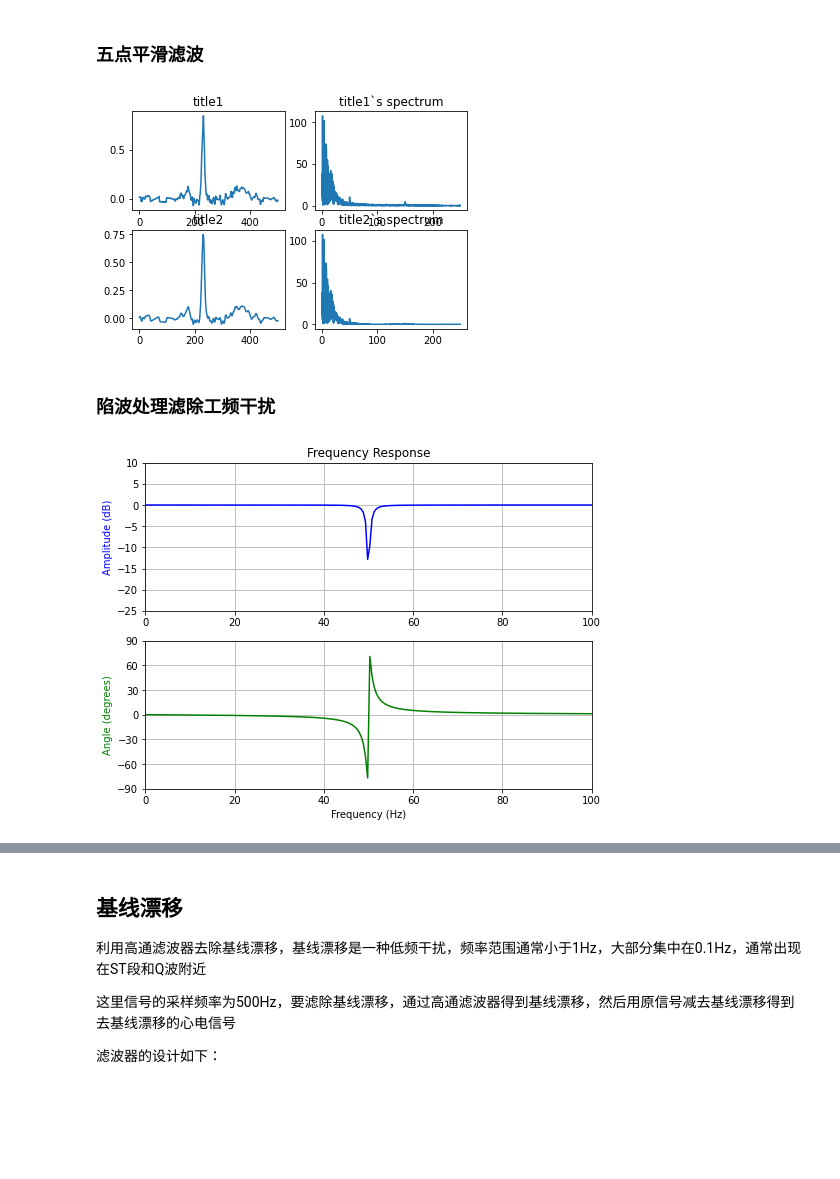
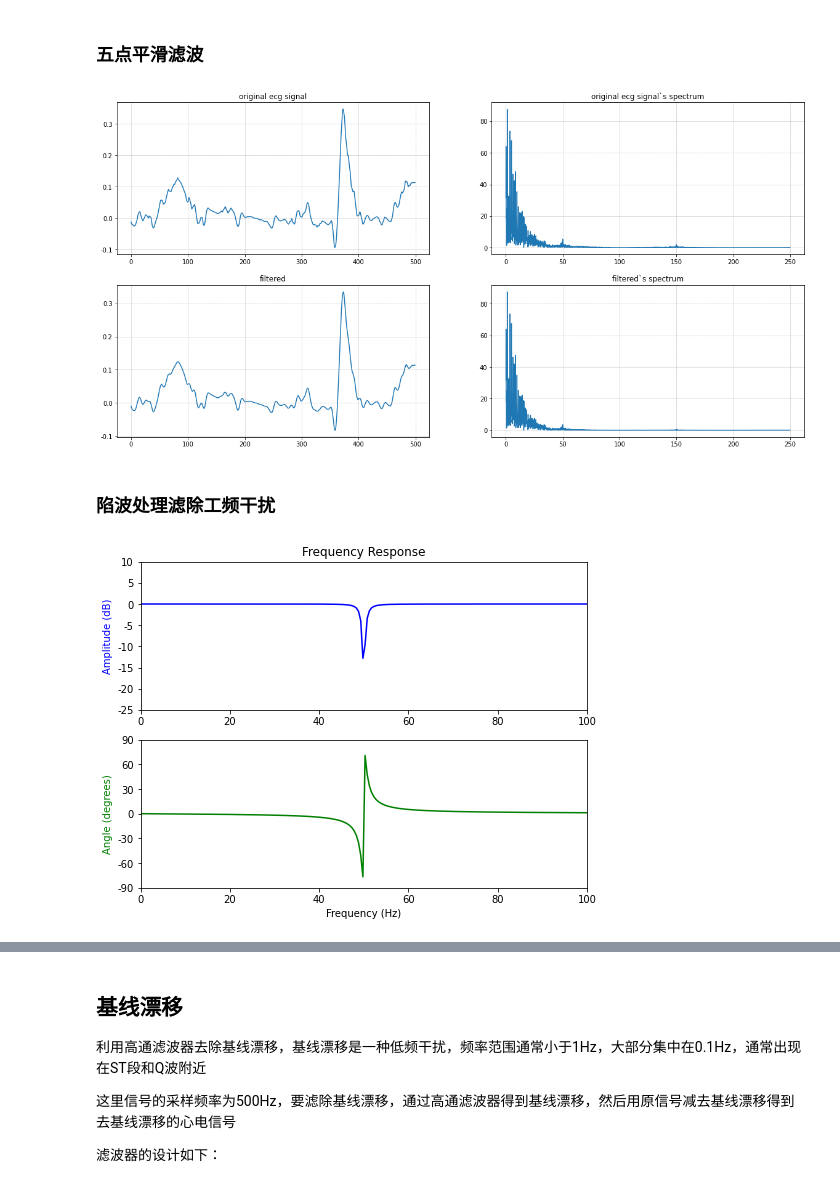
Before and after one commit to madao33/ECG-Classfier, a Jupyter notebook: code/dataPreprocess.ipynb, the cells around one changed output, grey strips where cells are left out. Cells and saved outputs as stored; diff of their text form; code cells hidden in the pictures; blank space fills up the shorter version.

```diff
--- a/code/dataPreprocess.ipynb
+++ b/code/dataPreprocess.ipynb
@@ -117,0 +104,7 @@ plt.show()
+# %%
+plt.rcParams['figure.figsize'] = (20.0, 10.0)
+plt.figure()
+plt.plot(X[0][:,0], linewidth=1.2)
+plt.grid(linestyle='--')
+# plt.yticks([])
+plt.show()
@@ -117,0 +113,17 @@ plt.show()
+# %%
+ecg = X[4]
+titles = ["I", "II", "III", "aVR", "aVL", "aVF", "V1", "V2", "V3", "V4", "V5", "V6"]
+plt.rcParams['figure.figsize'] = (20.0, 20.0)
+plt.rcParams["axes.grid"] = True
+plt.rcParams["grid.linestyle"] = (0.1,0.1)
+plt.figure()
+for index in range(12):
+    plt.subplot(6,2,index+1)
+    plt.plot(ecg[:,index], linewidth=1)
+
+    # plt.yticks(np.arange(np.min(ecg[:,index]), np.max(ecg[:,index]), 0.1))
+    plt.gca()
+    plt.title(titles[index])
+    plt.axis('off')
+
+plt.show()
@@ -123,7 +137,7 @@ def np_move_avg(a,n,mode="same"):
 # %% [markdown]
 ### 五点平滑滤波
 # %%
-ecg_original = X[np.random.randint(3096)][:,0]
+ecg_original = X[40][:,0]
 ecg_filtered = np_move_avg(ecg_original, 5)
 # %%
 # fft变换查看频谱
@@ -157,9 +171,9 @@ def show_spec_dif(ecg_original, ecg_filtered, title1="title1", title2 = "title2"
     plt.title(title2 + '`s spectrum')
     plt.show()
 # %%
-show_spec_dif(ecg_original, ecg_filtered)
+show_spec_dif(ecg_original, ecg_filtered, 'original ecg signal', 'filtered')
 # %% [output]
-[figure, old version]
+[figure, new version]
 # %% [markdown]
 ### 陷波处理滤除工频干扰
 # %%
@@ -184,7 +198,7 @@ ax[1].set_ylim([-90, 90])
 ax[1].grid()
 plt.show()
 # %% [output]
-[figure, old version]
+[figure, new version]
 # %%
 # 工频干扰去除
 ecg_notch = signal.filtfilt(b, a, ecg_filtered)
```
Also changed, not shown: parts of 9 cells of this notebook, 26 other files.
